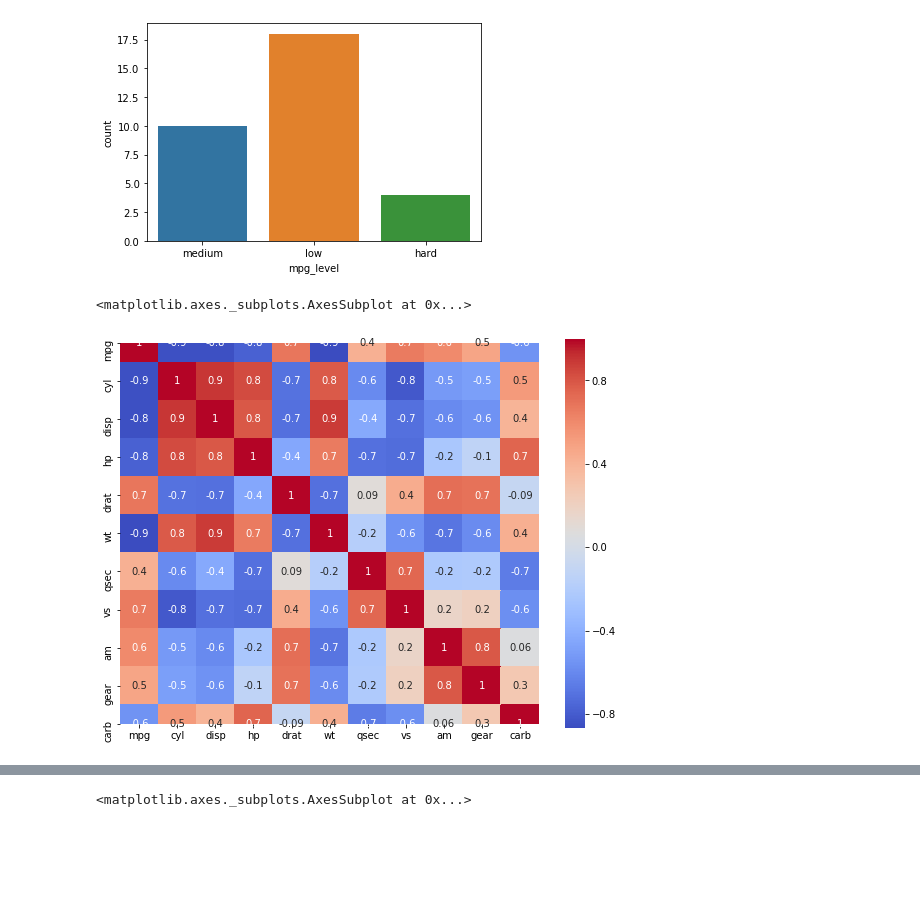
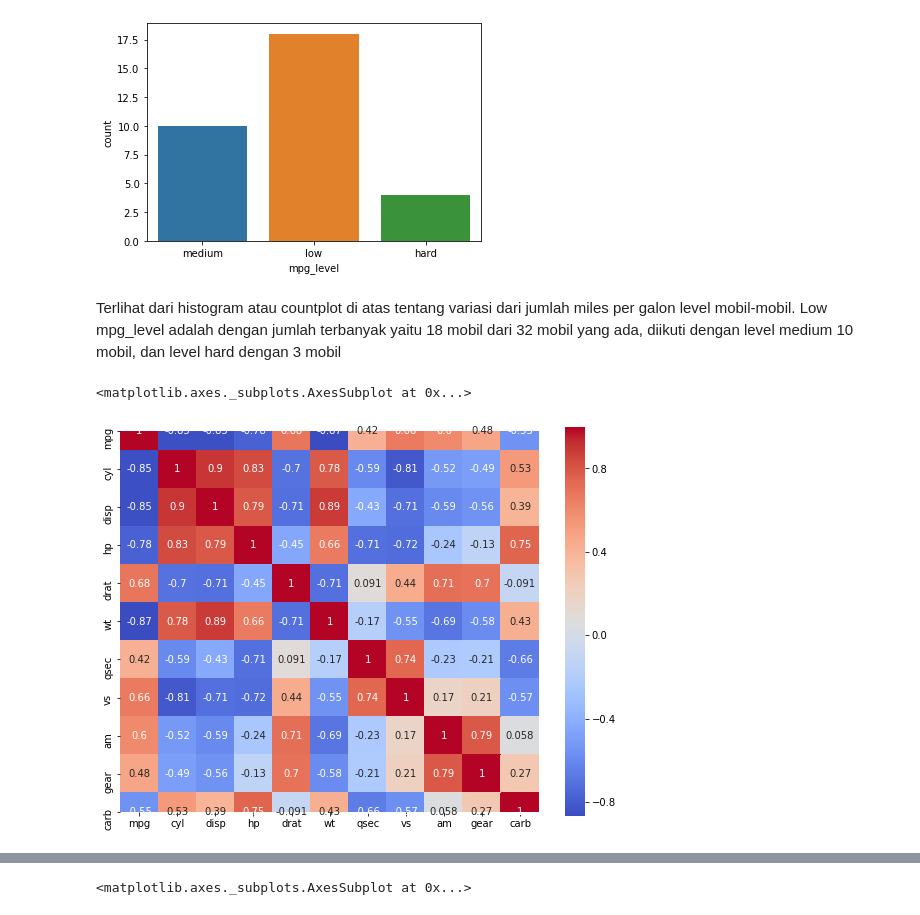
Before and after one commit to PrinandaRahmatullah/Soal_Magang_Jagoanhosting, a Jupyter notebook: mtcars_us.ipynb, the cells around one changed output, grey strips where cells are left out. Drawn from its saved outputs; the diff is of its cells as text; code cells hidden in the pictures; blank space fills up the shorter version.

```diff
--- a/mtcars_us.ipynb
+++ b/mtcars_us.ipynb
@@ -81,12 +81,14 @@ sns.countplot(x='mpg_level', data=cars)
 # %% [output]
 <matplotlib.axes._subplots.AxesSubplot at 0x...>
 [figure]
+# %% [markdown]
+Terlihat dari histogram atau countplot di atas tentang variasi dari jumlah miles per galon level mobil-mobil. Low mpg_level adalah dengan jumlah terbanyak yaitu 18 mobil dari 32 mobil yang ada, diikuti dengan level medium 10 mobil, dan level hard dengan 3 mobil
 # %%
 # Mengetahui hubungan antara setiap fitur/kolom dari dataset
 cars_corr = cars.corr()
 fig, ax = plt.subplots(figsize=(8,6))
 plt.tight_layout()
-sns.heatmap(ax=ax, data=cars_corr, annot=True, fmt='.1g', cmap= 'coolwarm',square=True)
+sns.heatmap(ax=ax, data=cars_corr, annot=True, fmt='.2g', cmap= 'coolwarm',square=True)
 # %% [output]
 <matplotlib.axes._subplots.AxesSubplot at 0x...>
-[figure, old version]
+[figure, new version]
```
Also changed, not shown: parts of 12 cells of this notebook.
